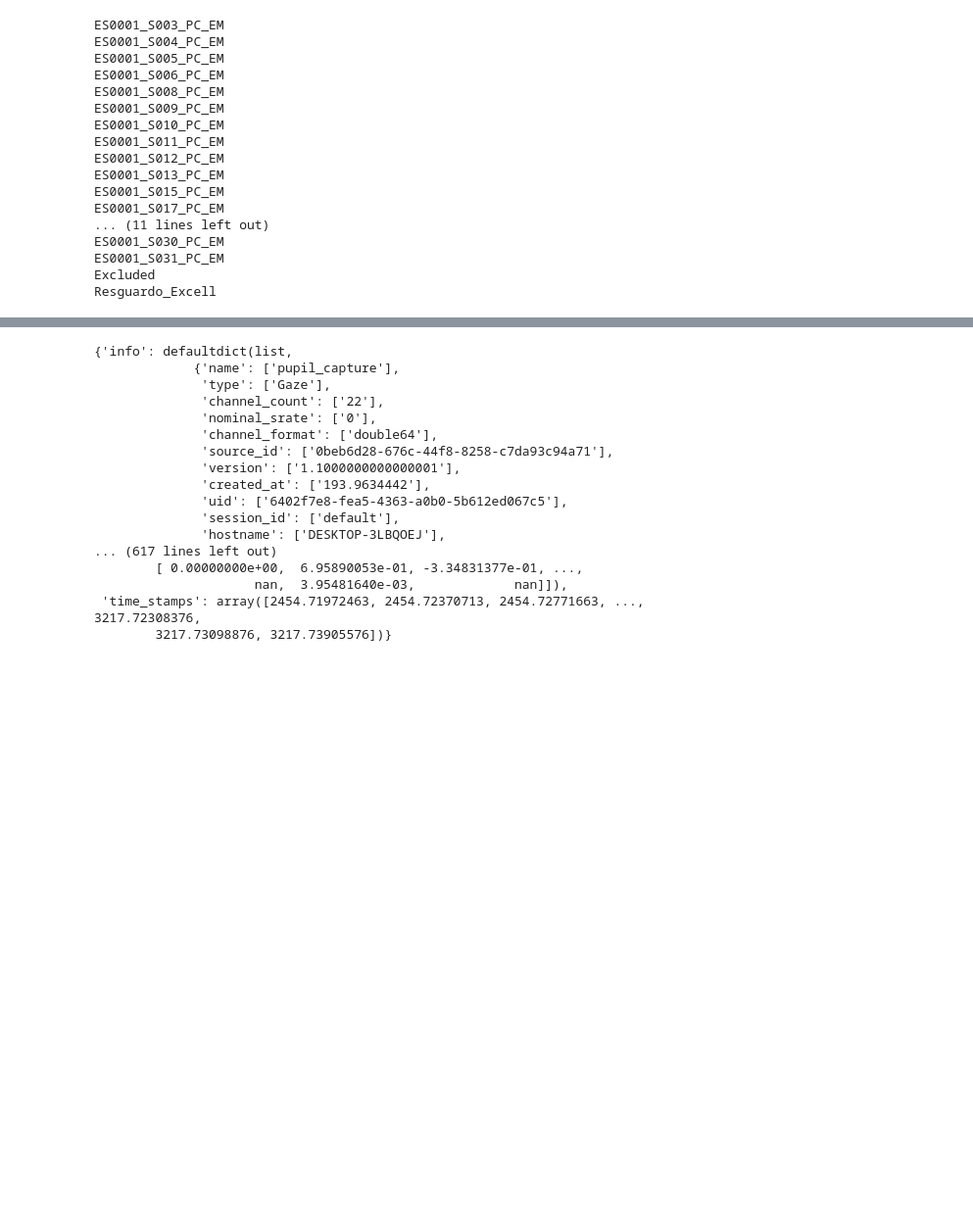
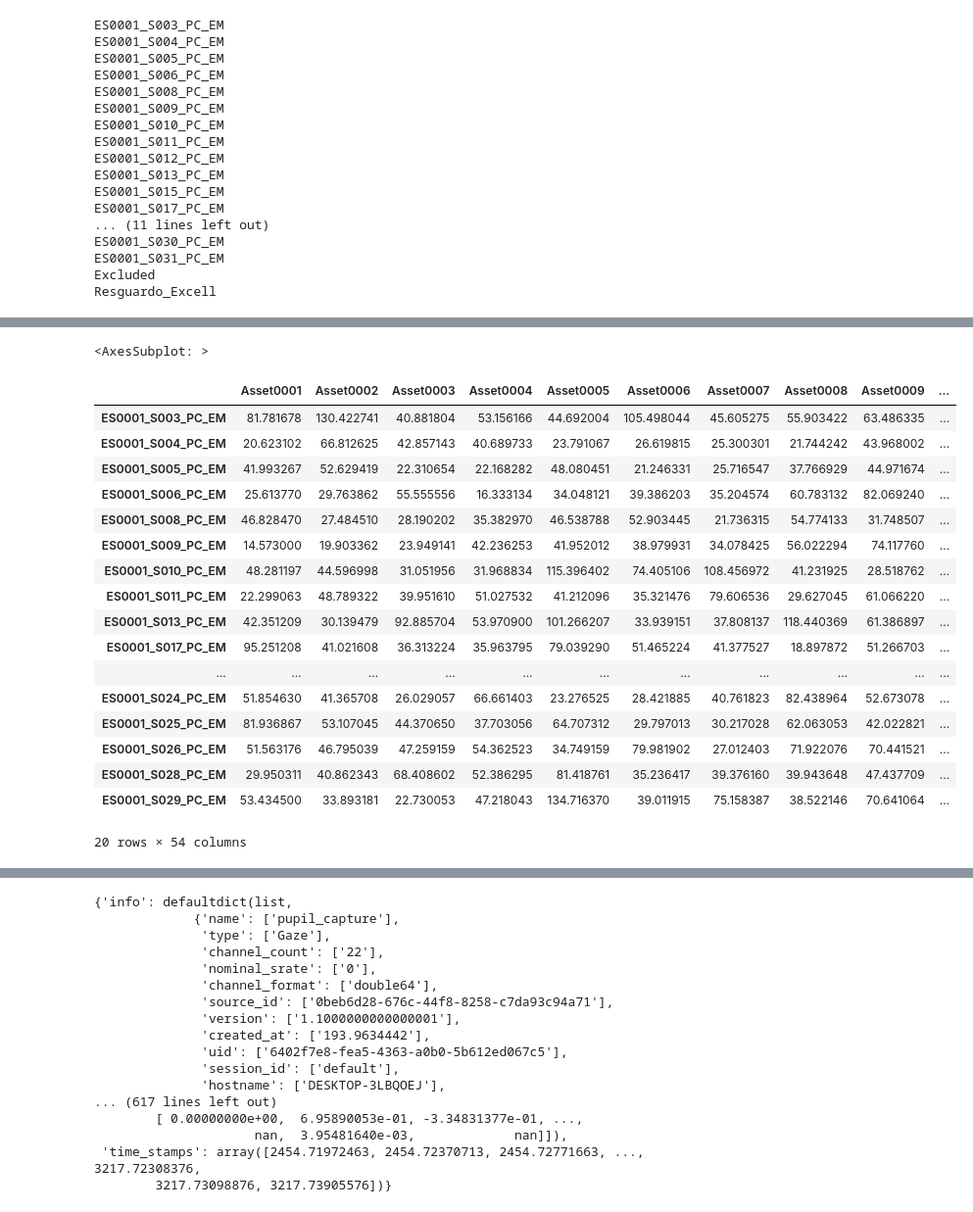
Before and after one commit to Rockyneuron/pupil_labs_analysis, a Jupyter notebook: analysis/emotibit/reading_emotibit_data.ipynb, the cells around one changed output, grey strips where cells are left out. Shown at 98% size. Saved outputs shown, nothing was run; the diff lists cells and outputs as text; code cells hidden in the pictures; blank space fills up the shorter version.

```diff
--- a/analysis/emotibit/reading_emotibit_data.ipynb
+++ b/analysis/emotibit/reading_emotibit_data.ipynb
@@ -87,0 +130,8 @@ df
+# %%
+%matplotlib qt
+import seaborn as sns
+sns.set_theme(style='darkgrid')
+ax, fig=plt.subplots(1,)
+sns.boxplot(data= hr_concat)
+# %% [output]
+<AxesSubplot: >
@@ -87,0 +140,22 @@ df
+# %%
+hr_concat = hr_concat.reindex(sorted(hr_concat.columns), axis=1)
+hr_concat
+# %% [output]
+|  | Asset0001 | Asset0002 | Asset0003 | Asset0004 | Asset0005 | Asset0006 | Asset0007 | Asset0008 | Asset0009 | ... |
+| ES0001_S003_PC_EM | 81.781678 | 130.422741 | 40.881804 | 53.156166 | 44.692004 | 105.498044 | 45.605275 | 55.903422 | 63.486335 | ... |
+| ES0001_S004_PC_EM | 20.623102 | 66.812625 | 42.857143 | 40.689733 | 23.791067 | 26.619815 | 25.300301 | 21.744242 | 43.968002 | ... |
+| ES0001_S005_PC_EM | 41.993267 | 52.629419 | 22.310654 | 22.168282 | 48.080451 | 21.246331 | 25.716547 | 37.766929 | 44.971674 | ... |
+| ES0001_S006_PC_EM | 25.613770 | 29.763862 | 55.555556 | 16.333134 | 34.048121 | 39.386203 | 35.204574 | 60.783132 | 82.069240 | ... |
+| ES0001_S008_PC_EM | 46.828470 | 27.484510 | 28.190202 | 35.382970 | 46.538788 | 52.903445 | 21.736315 | 54.774133 | 31.748507 | ... |
+| ES0001_S009_PC_EM | 14.573000 | 19.903362 | 23.949141 | 42.236253 | 41.952012 | 38.979931 | 34.078425 | 56.022294 | 74.117760 | ... |
+| ES0001_S010_PC_EM | 48.281197 | 44.596998 | 31.051956 | 31.968834 | 115.396402 | 74.405106 | 108.456972 | 41.231925 | 28.518762 | ... |
+| ES0001_S011_PC_EM | 22.299063 | 48.789322 | 39.951610 | 51.027532 | 41.212096 | 35.321476 | 79.606536 | 29.627045 | 61.066220 | ... |
+| ES0001_S013_PC_EM | 42.351209 | 30.139479 | 92.885704 | 53.970900 | 101.266207 | 33.939151 | 37.808137 | 118.440369 | 61.386897 | ... |
+| ES0001_S017_PC_EM | 95.251208 | 41.021608 | 36.313224 | 35.963795 | 79.039290 | 51.465224 | 41.377527 | 18.897872 | 51.266703 | ... |
+| ... | ... | ... | ... | ... | ... | ... | ... | ... | ... | ... |
+| ES0001_S024_PC_EM | 51.854630 | 41.365708 | 26.029057 | 66.661403 | 23.276525 | 28.421885 | 40.761823 | 82.438964 | 52.673078 | ... |
+| ES0001_S025_PC_EM | 81.936867 | 53.107045 | 44.370650 | 37.703056 | 64.707312 | 29.797013 | 30.217028 | 62.063053 | 42.022821 | ... |
+| ES0001_S026_PC_EM | 51.563176 | 46.795039 | 47.259159 | 54.362523 | 34.749159 | 79.981902 | 27.012403 | 71.922076 | 70.441521 | ... |
+| ES0001_S028_PC_EM | 29.950311 | 40.862343 | 68.408602 | 52.386295 | 81.418761 | 35.236417 | 39.376160 | 39.943648 | 47.437709 | ... |
+| ES0001_S029_PC_EM | 53.434500 | 33.893181 | 22.730053 | 47.218043 | 134.716370 | 39.011915 | 75.158387 | 38.522146 | 70.641064 | ... |
+20 rows × 54 columns
```
Also changed, not shown: parts of 28 cells of this notebook.
